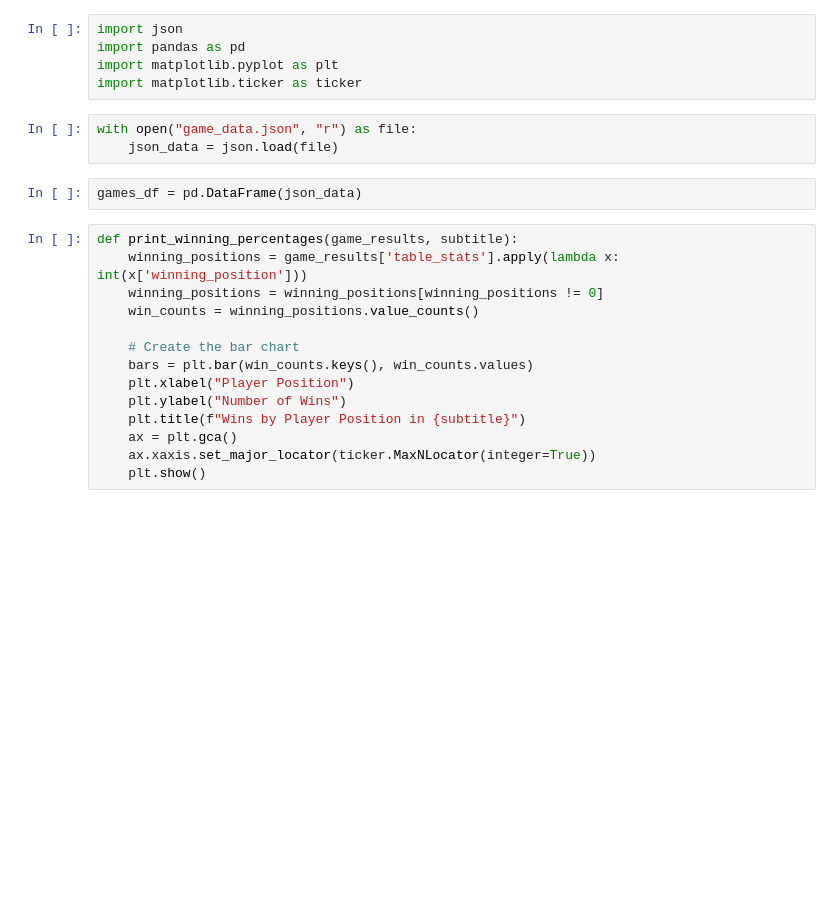
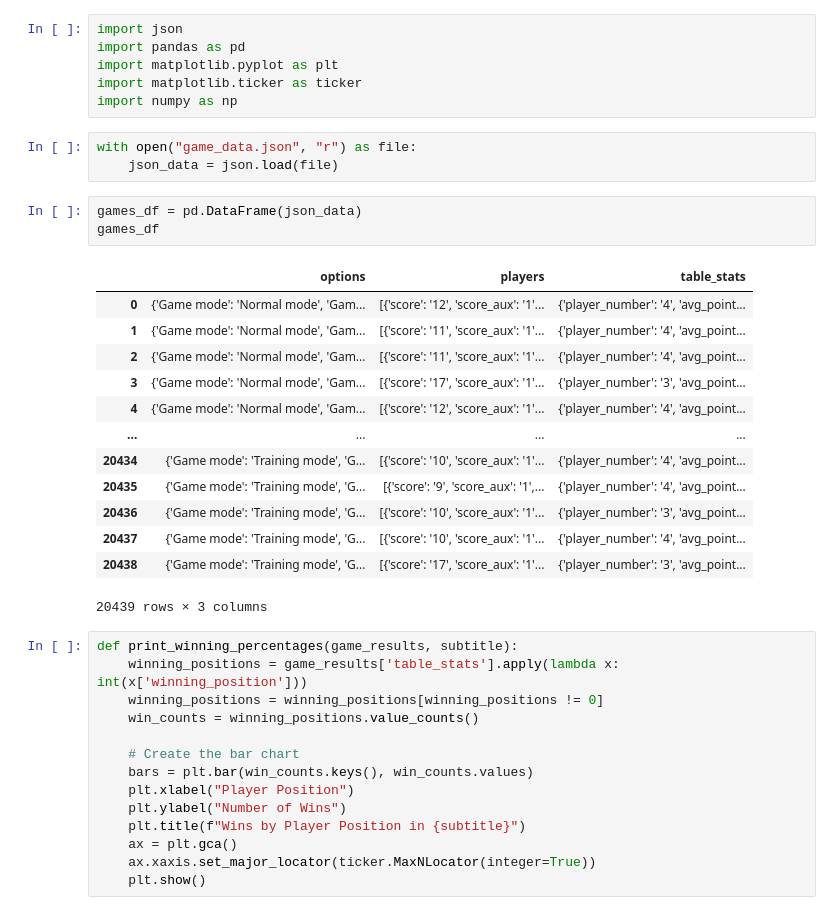
Before and after one commit to utecht/bga_te_stats, a Jupyter notebook: notebook/player_advantage.ipynb, the cells around one changed output. Drawn from its saved outputs; the diff is of its cells as text; blank space fills up the shorter version.

```diff
--- a/notebook/player_advantage.ipynb
+++ b/notebook/player_advantage.ipynb
@@ -3,11 +3,27 @@ import json
 import pandas as pd
 import matplotlib.pyplot as plt
 import matplotlib.ticker as ticker
+import numpy as np
 # %%
 with open("game_data.json", "r") as file:
     json_data = json.load(file)
 # %%
 games_df = pd.DataFrame(json_data)
+games_df
+# %% [output]
+|  | options | players | table_stats |
+| 0 | {'Game mode': 'Normal mode', 'Gam... | [{'score': '12', 'score_aux': '1'... | {'player_number': '4', 'avg_point... |
+| 1 | {'Game mode': 'Normal mode', 'Gam... | [{'score': '11', 'score_aux': '1'... | {'player_number': '4', 'avg_point... |
+| 2 | {'Game mode': 'Normal mode', 'Gam... | [{'score': '11', 'score_aux': '1'... | {'player_number': '4', 'avg_point... |
+| 3 | {'Game mode': 'Normal mode', 'Gam... | [{'score': '17', 'score_aux': '1'... | {'player_number': '3', 'avg_point... |
+| 4 | {'Game mode': 'Normal mode', 'Gam... | [{'score': '12', 'score_aux': '1'... | {'player_number': '4', 'avg_point... |
+| ... | ... | ... | ... |
+| 20434 | {'Game mode': 'Training mode', 'G... | [{'score': '10', 'score_aux': '1'... | {'player_number': '4', 'avg_point... |
+| 20435 | {'Game mode': 'Training mode', 'G... | [{'score': '9', 'score_aux': '1',... | {'player_number': '4', 'avg_point... |
+| 20436 | {'Game mode': 'Training mode', 'G... | [{'score': '10', 'score_aux': '1'... | {'player_number': '3', 'avg_point... |
+| 20437 | {'Game mode': 'Training mode', 'G... | [{'score': '10', 'score_aux': '1'... | {'player_number': '4', 'avg_point... |
+| 20438 | {'Game mode': 'Training mode', 'G... | [{'score': '17', 'score_aux': '1'... | {'player_number': '3', 'avg_point... |
+20439 rows × 3 columns
 # %%
 def print_winning_percentages(game_results, subtitle):
     winning_positions = game_results['table_stats'].apply(lambda x: int(x['winning_position']))
```
Also changed, not shown: parts of 9 cells of this notebook.
